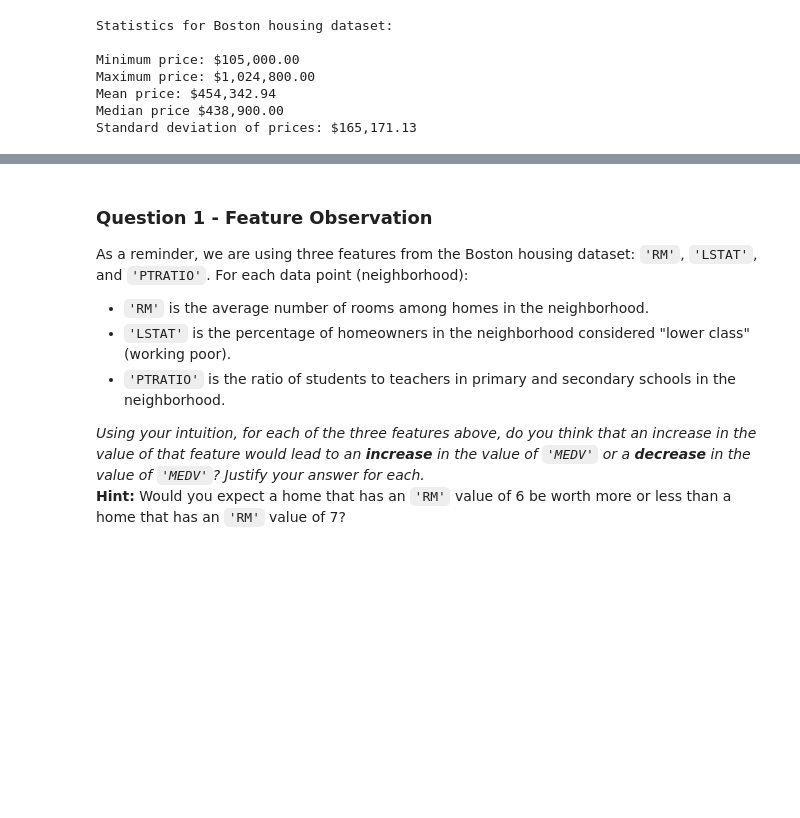
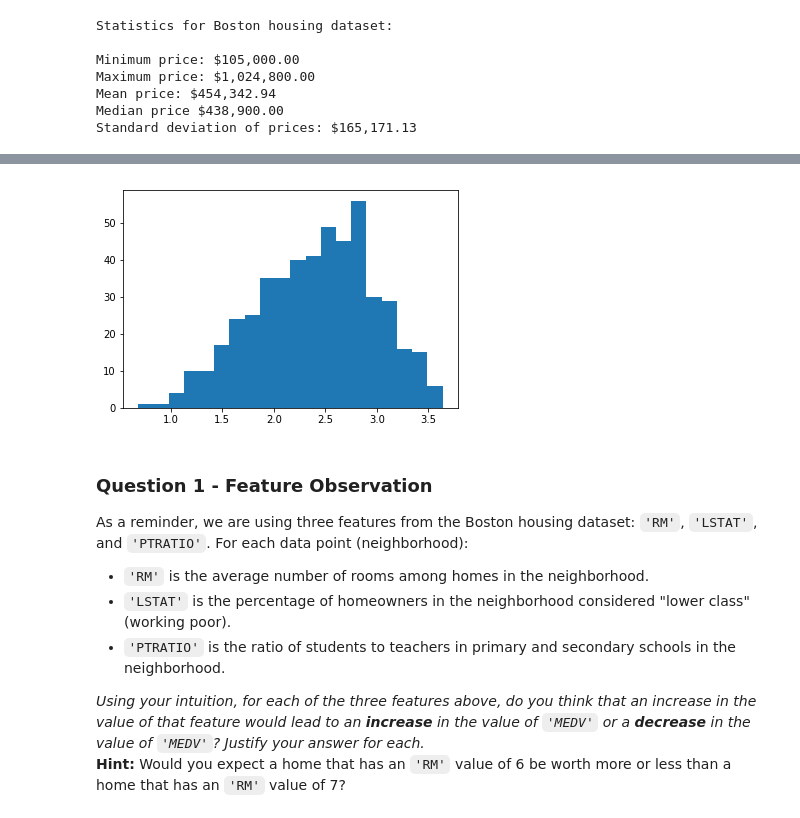
Before and after one commit to iamnewneo/boston_housing, a Jupyter notebook: boston_housing.ipynb, the cells around one changed output, grey strips where cells are left out. Drawn from its saved outputs; the diff is of its cells as text; code cells hidden in the pictures; blank space fills up the shorter version.

```diff
--- a/boston_housing.ipynb
+++ b/boston_housing.ipynb
@@ -86,3 +94,7 @@ Standard deviation of prices: $165,171.13
+# %%
+plt.hist(np.log(data.LSTAT), bins = 20);
+# %% [output]
+[figure, added]
 # %% [markdown]
 ### Question 1 - Feature Observation
 As a reminder, we are using three features from the Boston housing dataset: `'RM'`, `'LSTAT'`, and `'PTRATIO'`. For each data point (neighborhood):
```
Also changed, not shown: parts of 9 cells of this notebook, 1 other file.
